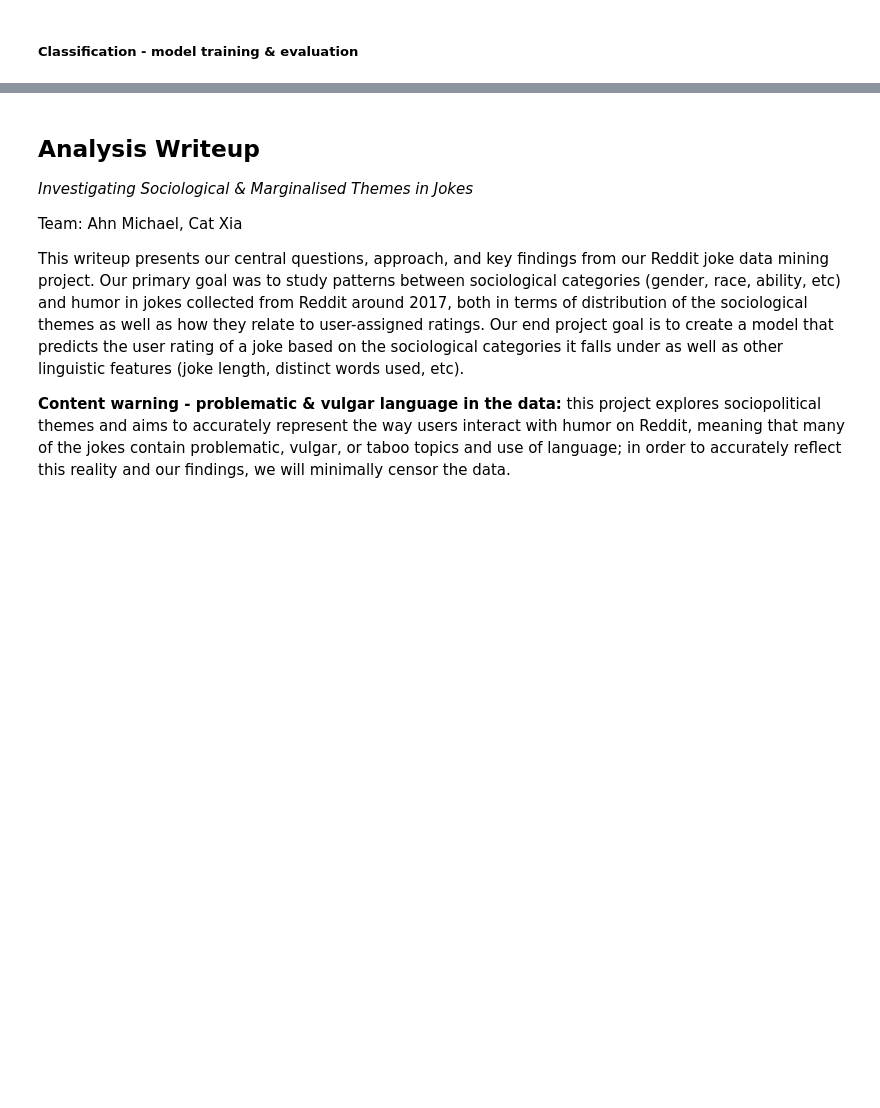
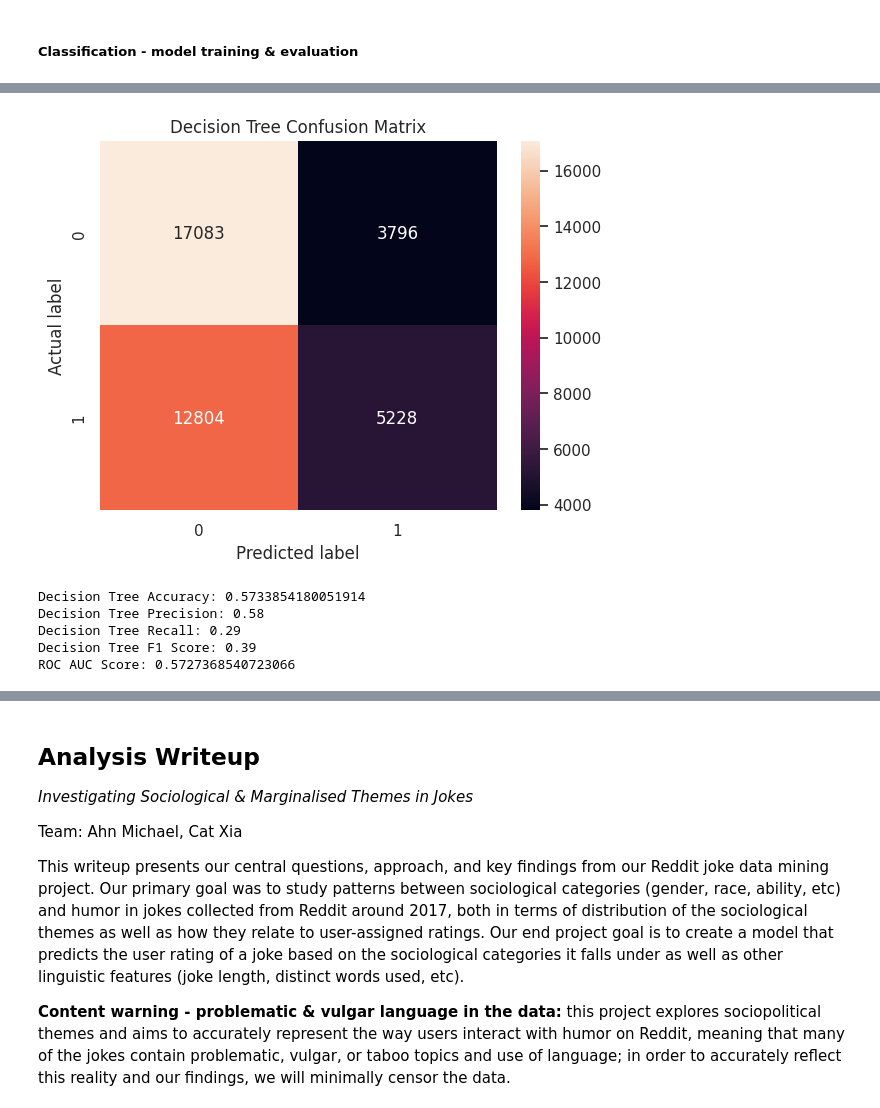
Before and after one commit to INFO-523-SU25/final-project-howell-xia, a Jupyter notebook: final-analysis-writeup.ipynb, the cells around one changed output, grey strips where cells are left out. Saved outputs shown, nothing was run; the diff lists cells and outputs as text; code cells hidden in the pictures; blank space fills up the shorter version.

```diff
--- a/final-analysis-writeup.ipynb
+++ b/final-analysis-writeup.ipynb
@@ -682,0 +760,38 @@ KeyboardInterrupt:
+# %%
+#trains the data with Decision Tree
+from sklearn.tree import DecisionTreeClassifier
+
+
+dtree = DecisionTreeClassifier()
+dtree.fit(X_train_pca, y_train)
+dt_predictions = dtree.predict(X_test_pca)
+
+#creates the confusion matrix
+cm = confusion_matrix(y_test, dt_predictions)
+
+#creats a heatmap visualization of the confusion matrix
+sns.heatmap(cm, annot = True, fmt = 'g')
+plt.title('Decision Tree Confusion Matrix')
+plt.ylabel('Actual label')
+plt.xlabel('Predicted label')
+plt.show()
+# %% [output]
+[figure, added]
+# %%
+print("Decision Tree Accuracy:", accuracy_score(y_test, dt_predictions))
+precision = precision_score(y_test, dt_predictions)
+print(f"Decision Tree Precision: {precision:.2f}")
+recall = recall_score(y_test, dt_predictions)
+print(f"Decision Tree Recall: {recall:.2f}")
+f1 = f1_score(y_test, dt_predictions)
+print(f"Decision Tree F1 Score: {f1:.2f}")
+
+y_score_dt = dtree.predict_proba(X_test_pca)[:,1]
+roc_auc = roc_auc_score(y_test, y_score_dt)
+print("ROC AUC Score:", roc_auc)
+# %% [output]
+Decision Tree Accuracy: 0.5733854180051914
+Decision Tree Precision: 0.58
+Decision Tree Recall: 0.29
+Decision Tree F1 Score: 0.39
+ROC AUC Score: 0.5727368540723066
```
Also changed, not shown: parts of 13 cells of this notebook.
